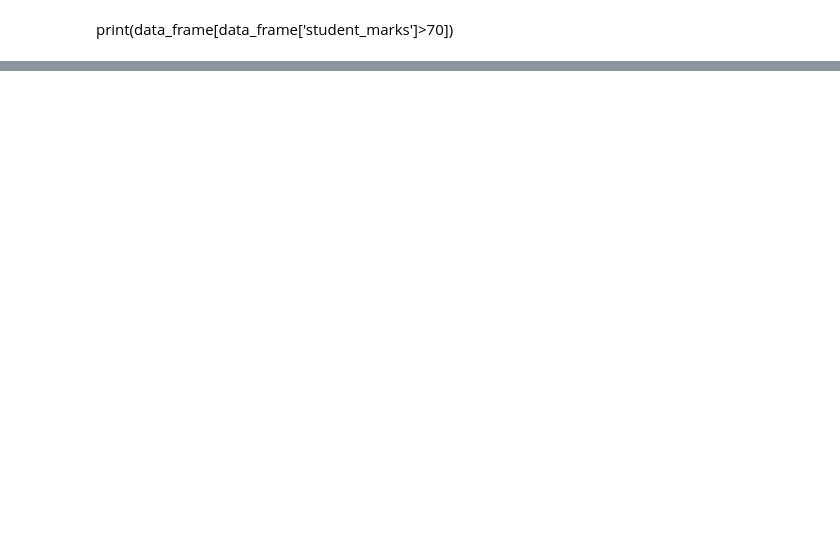
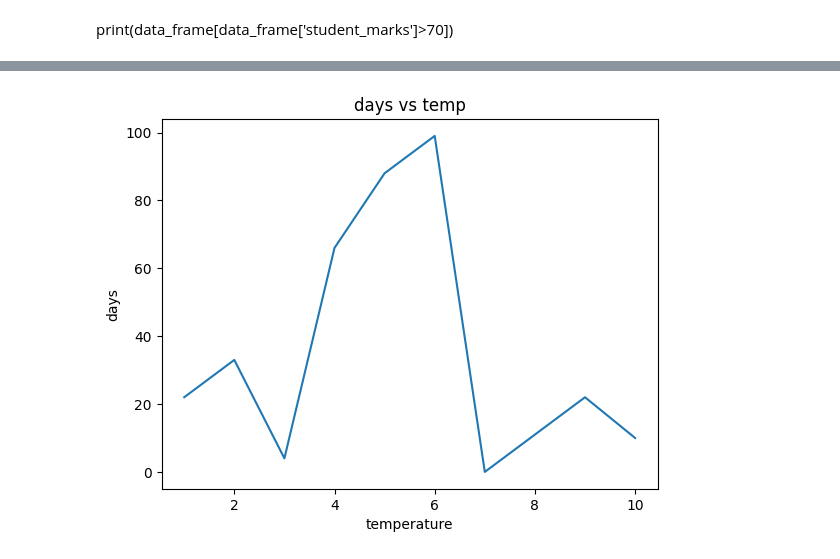
Before and after one commit to venkateshthota123/project, a Jupyter notebook: data_science.ipynb, the cells around one changed output, grey strips where cells are left out. Cells and saved outputs as stored; diff of their text form; code cells hidden in the pictures; blank space fills up the shorter version.

```diff
--- a/data_science.ipynb
+++ b/data_science.ipynb
@@ -320,0 +334,9 @@ df.sort_values(by=['student_name'])
+# %%
+plt.plot(days,arr)
+plt.title("days vs temp")
+
+plt.xlabel("temperature")
+plt.ylabel("days")
+plt.show()
+# %% [output]
+[figure, added]
```
Also changed, not shown: parts of 20 cells of this notebook.
